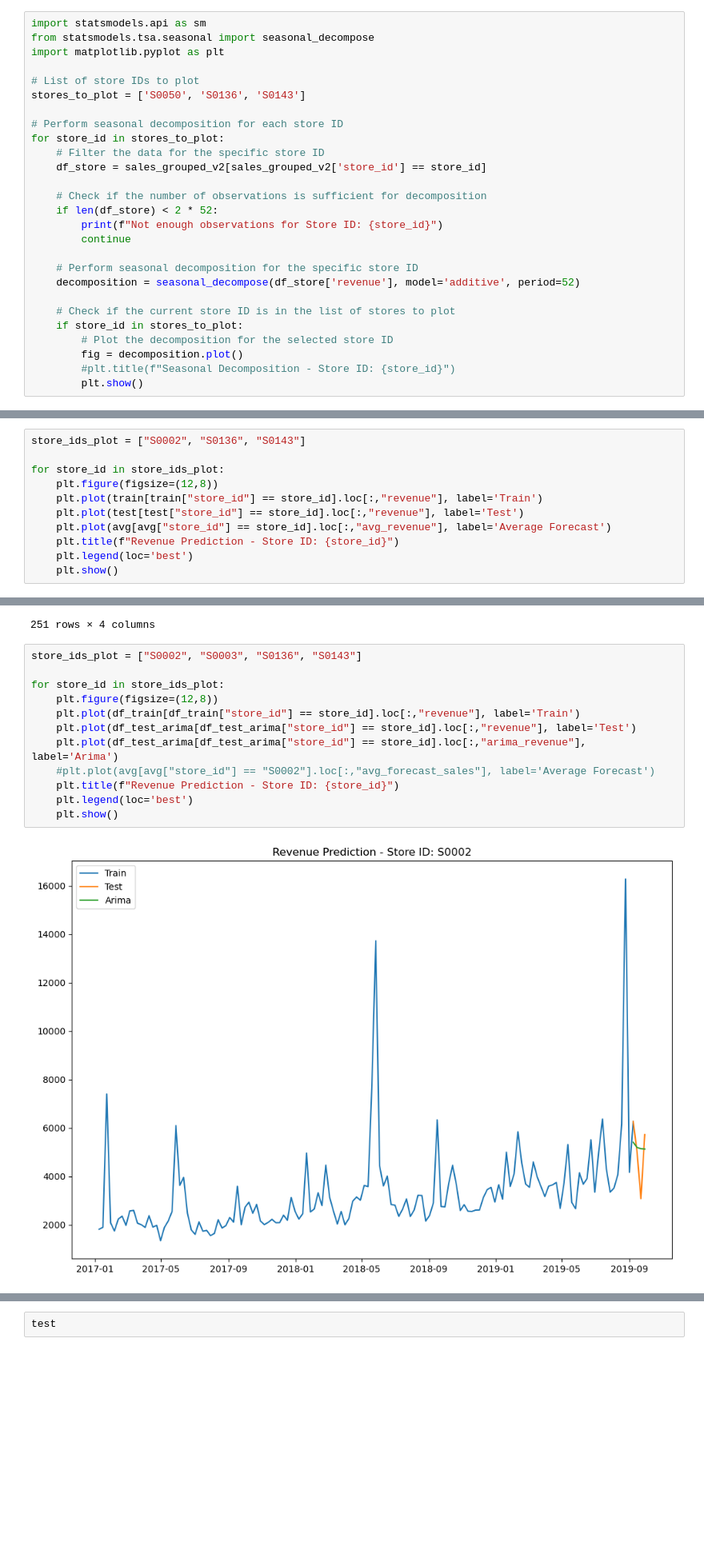
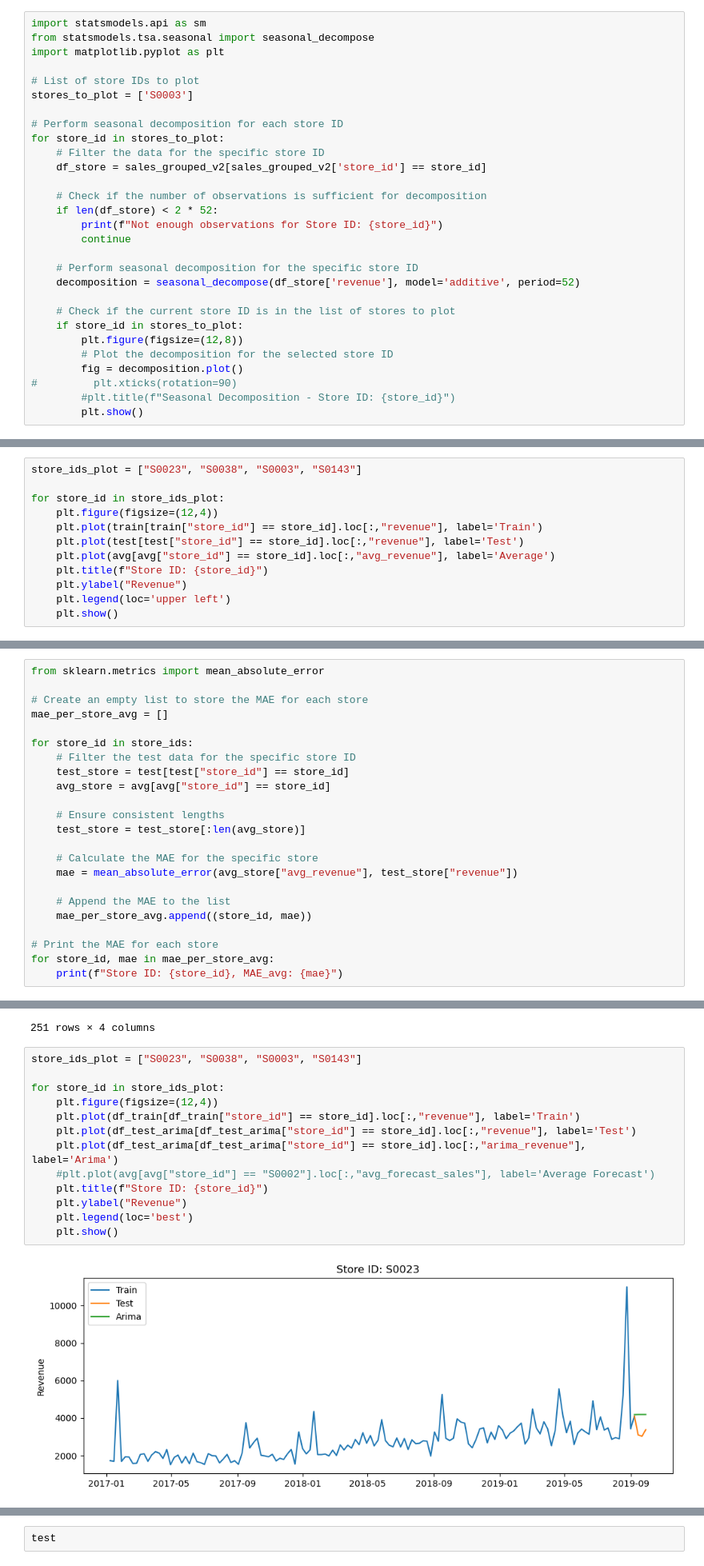
Before and after one commit to TIVEAA/Project_II, a Jupyter notebook: Revenue_forecast.ipynb, the cells around one changed output, grey strips where cells are left out. Shown at 80% size. Drawn from its saved outputs; the diff is of its cells as text; blank space fills up the shorter version.

```diff
--- a/Revenue_forecast.ipynb
+++ b/Revenue_forecast.ipynb
@@ -112,7 +142,7 @@ from statsmodels.tsa.seasonal import seasonal_decompose
 import matplotlib.pyplot as plt
 
 # List of store IDs to plot
-stores_to_plot = ['S0050', 'S0136', 'S0143']
+stores_to_plot = ['S0003']
 
 # Perform seasonal decomposition for each store ID
 for store_id in stores_to_plot:
@@ -129,8 +159,10 @@ for store_id in stores_to_plot:
 
     # Check if the current store ID is in the list of stores to plot
     if store_id in stores_to_plot:
+        plt.figure(figsize=(12,8))
         # Plot the decomposition for the selected store ID
         fig = decomposition.plot()
+#         plt.xticks(rotation=90)
         #plt.title(f"Seasonal Decomposition - Store ID: {store_id}")
         plt.show()
 # %% [output]
@@ -210,14 +239,15 @@ avg
 | 2019-09-29 | S0143 | 147.00 | 704.87 | 377.227786 |
 251 rows × 4 columns
 # %%
-store_ids_plot = ["S0002", "S0136", "S0143"]
+store_ids_plot = ["S0023", "S0038", "S0003", "S0143"]
 
 for store_id in store_ids_plot:
-    plt.figure(figsize=(12,8))
+    plt.figure(figsize=(12,4))
     plt.plot(train[train["store_id"] == store_id].loc[:,"revenue"], label='Train')
     plt.plot(test[test["store_id"] == store_id].loc[:,"revenue"], label='Test')
-    plt.plot(avg[avg["store_id"] == store_id].loc[:,"avg_revenue"], label='Average Forecast')
-    plt.title(f"Revenue Prediction - Store ID: {store_id}")
-    plt.legend(loc='best')
+    plt.plot(avg[avg["store_id"] == store_id].loc[:,"avg_revenue"], label='Average')
+    plt.title(f"Store ID: {store_id}")
+    plt.ylabel("Revenue")
+    plt.legend(loc='upper left')
     plt.show()
 # %% [output]
@@ -294,3 +318,26 @@ Store ID: S0136, RMSE_avg: 222.14192733945293
 Store ID: S0141, RMSE_avg: 100.75447878506442
 Store ID: S0142, RMSE_avg: 365.5115852486759
 Store ID: S0143, RMSE_avg: 340.60857162832644
+# %%
+from sklearn.metrics import mean_absolute_error
+
+# Create an empty list to store the MAE for each store
+mae_per_store_avg = []
+
+for store_id in store_ids:
+    # Filter the test data for the specific store ID
+    test_store = test[test["store_id"] == store_id]
+    avg_store = avg[avg["store_id"] == store_id]
+
+    # Ensure consistent lengths
+    test_store = test_store[:len(avg_store)]
+
+    # Calculate the MAE for the specific store
+    mae = mean_absolute_error(avg_store["avg_revenue"], test_store["revenue"])
+
+    # Append the MAE to the list
+    mae_per_store_avg.append((store_id, mae))
+
+# Print the MAE for each store
+for store_id, mae in mae_per_store_avg:
+    print(f"Store ID: {store_id}, MAE_avg: {mae}")
@@ -543,16 +608,17 @@ df_test_arima
 | 2019-09-29 | S0143 | 147.00 | 704.87 | 767.514519 |
 251 rows × 4 columns
 # %%
-store_ids_plot = ["S0002", "S0003", "S0136", "S0143"]
+store_ids_plot = ["S0023", "S0038", "S0003", "S0143"]
 
 for store_id in store_ids_plot:
-    plt.figure(figsize=(12,8))
+    plt.figure(figsize=(12,4))
     plt.plot(df_train[df_train["store_id"] == store_id].loc[:,"revenue"], label='Train')
     plt.plot(df_test_arima[df_test_arima["store_id"] == store_id].loc[:,"revenue"], label='Test')
     plt.plot(df_test_arima[df_test_arima["store_id"] == store_id].loc[:,"arima_revenue"], label='Arima')
     #plt.plot(avg[avg["store_id"] == "S0002"].loc[:,"avg_forecast_sales"], label='Average Forecast')
-    plt.title(f"Revenue Prediction - Store ID: {store_id}")
+    plt.title(f"Store ID: {store_id}")
+    plt.ylabel("Revenue")
     plt.legend(loc='best')
     plt.show()
 # %% [output]
-[figure, old version]
+[figure, new version]
```
Also changed, not shown: parts of 41 cells of this notebook.
